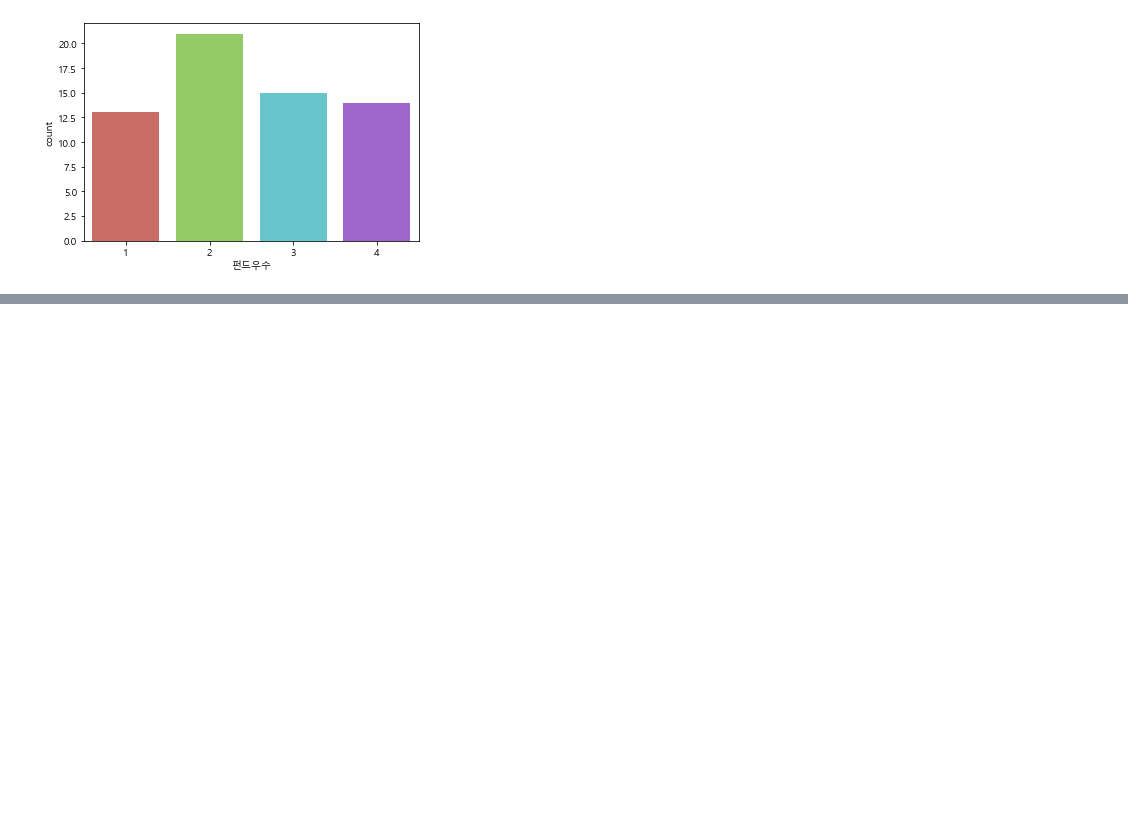
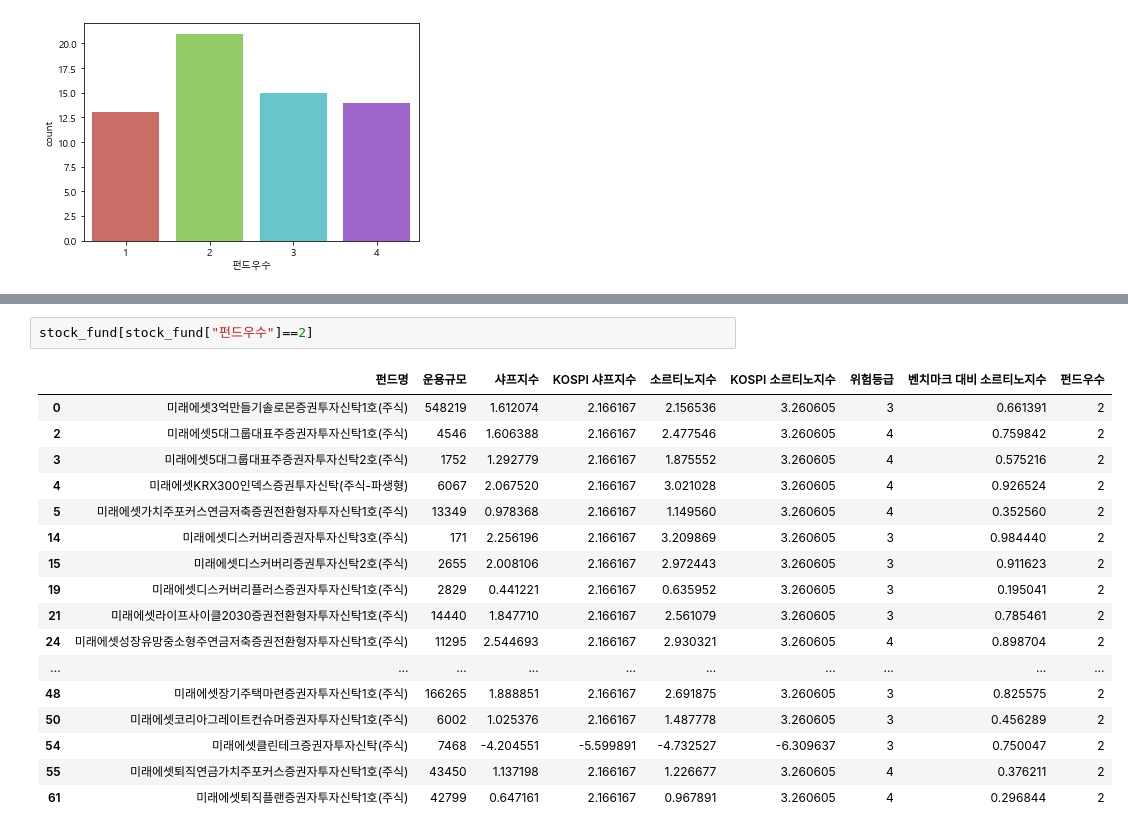
Before and after one commit to jkim0313/Hackathon_Whale, a Jupyter notebook: decisiontree.ipynb, the cells around one changed output, grey strips where cells are left out. Drawn from its saved outputs; the diff is of its cells as text; blank space fills up the shorter version.

```diff
--- a/decisiontree.ipynb
+++ b/decisiontree.ipynb
@@ -307,0 +408,20 @@ sns.countplot(x="펀드우수", data=stock_fund, palette="hls")
+# %%
+stock_fund[stock_fund["펀드우수"]==2]
+# %% [output]
+|  | 펀드명 | 운용규모 | 샤프지수 | KOSPI 샤프지수 | 소르티노지수 | KOSPI 소르티노지수 | 위험등급 | 벤치마크 대비 소르티노지수 | 펀드우수 |
+| 0 | 미래에셋3억만들기솔로몬증권투자신탁1호(주식) | 548219 | 1.612074 | 2.166167 | 2.156536 | 3.260605 | 3 | 0.661391 | 2 |
+| 2 | 미래에셋5대그룹대표주증권자투자신탁1호(주식) | 4546 | 1.606388 | 2.166167 | 2.477546 | 3.260605 | 4 | 0.759842 | 2 |
+| 3 | 미래에셋5대그룹대표주증권자투자신탁2호(주식) | 1752 | 1.292779 | 2.166167 | 1.875552 | 3.260605 | 4 | 0.575216 | 2 |
+| 4 | 미래에셋KRX300인덱스증권투자신탁(주식-파생형) | 6067 | 2.067520 | 2.166167 | 3.021028 | 3.260605 | 4 | 0.926524 | 2 |
+| 5 | 미래에셋가치주포커스연금저축증권전환형자투자신탁1호(주식) | 13349 | 0.978368 | 2.166167 | 1.149560 | 3.260605 | 4 | 0.352560 | 2 |
+| 14 | 미래에셋디스커버리증권자투자신탁3호(주식) | 171 | 2.256196 | 2.166167 | 3.209869 | 3.260605 | 3 | 0.984440 | 2 |
+| 15 | 미래에셋디스커버리증권투자신탁2호(주식) | 2655 | 2.008106 | 2.166167 | 2.972443 | 3.260605 | 3 | 0.911623 | 2 |
+| 19 | 미래에셋디스커버리플러스증권자투자신탁1호(주식) | 2829 | 0.441221 | 2.166167 | 0.635952 | 3.260605 | 3 | 0.195041 | 2 |
+| 21 | 미래에셋라이프사이클2030증권전환형자투자신탁1호(주식) | 14440 | 1.847710 | 2.166167 | 2.561079 | 3.260605 | 3 | 0.785461 | 2 |
+| 24 | 미래에셋성장유망중소형주연금저축증권전환형자투자신탁1호(주식) | 11295 | 2.544693 | 2.166167 | 2.930321 | 3.260605 | 4 | 0.898704 | 2 |
+| ... | ... | ... | ... | ... | ... | ... | ... | ... | ... |
+| 48 | 미래에셋장기주택마련증권자투자신탁1호(주식) | 166265 | 1.888851 | 2.166167 | 2.691875 | 3.260605 | 3 | 0.825575 | 2 |
+| 50 | 미래에셋코리아그레이트컨슈머증권자투자신탁1호(주식) | 6002 | 1.025376 | 2.166167 | 1.487778 | 3.260605 | 3 | 0.456289 | 2 |
+| 54 | 미래에셋클린테크증권자투자신탁(주식) | 7468 | -4.204551 | -5.599891 | -4.732527 | -6.309637 | 3 | 0.750047 | 2 |
+| 55 | 미래에셋퇴직연금가치주포커스증권자투자신탁1호(주식) | 43450 | 1.137198 | 2.166167 | 1.226677 | 3.260605 | 4 | 0.376211 | 2 |
+| 61 | 미래에셋퇴직플랜증권자투자신탁1호(주식) | 42799 | 0.647161 | 2.166167 | 0.967891 | 3.260605 | 4 | 0.296844 | 2 |
```
Also changed, not shown: parts of 35 cells of this notebook.
